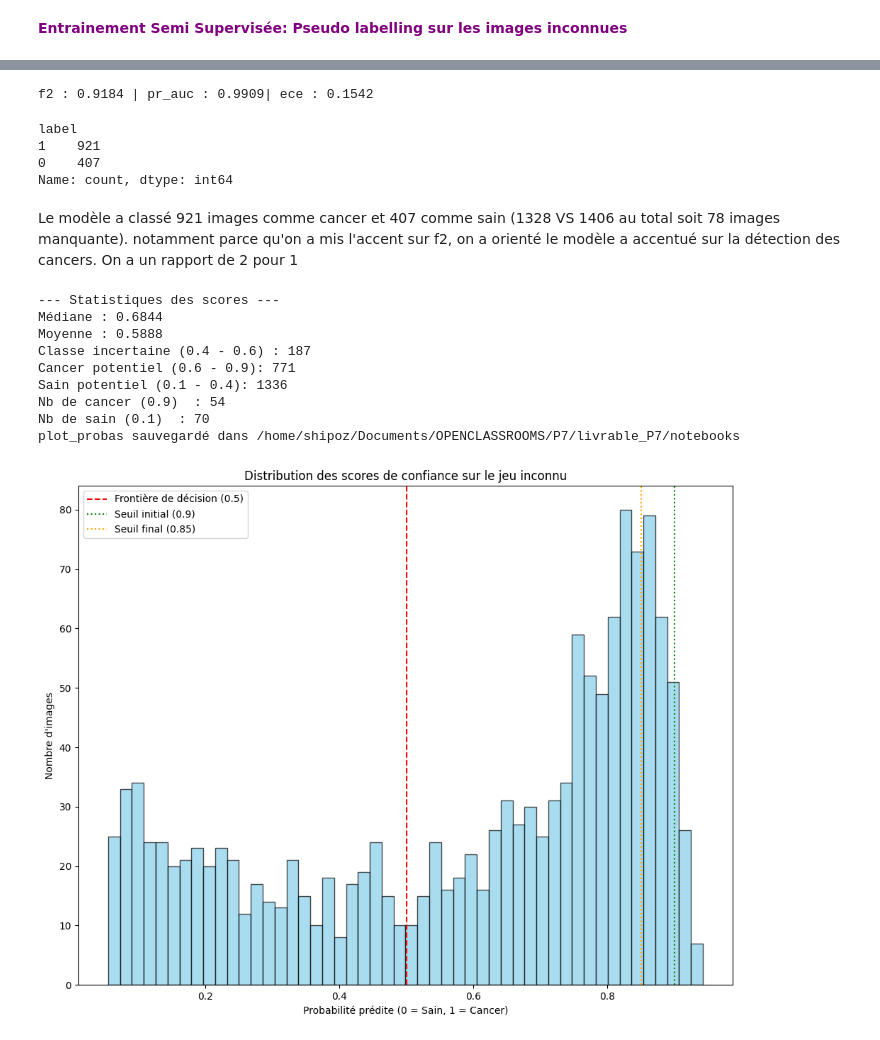
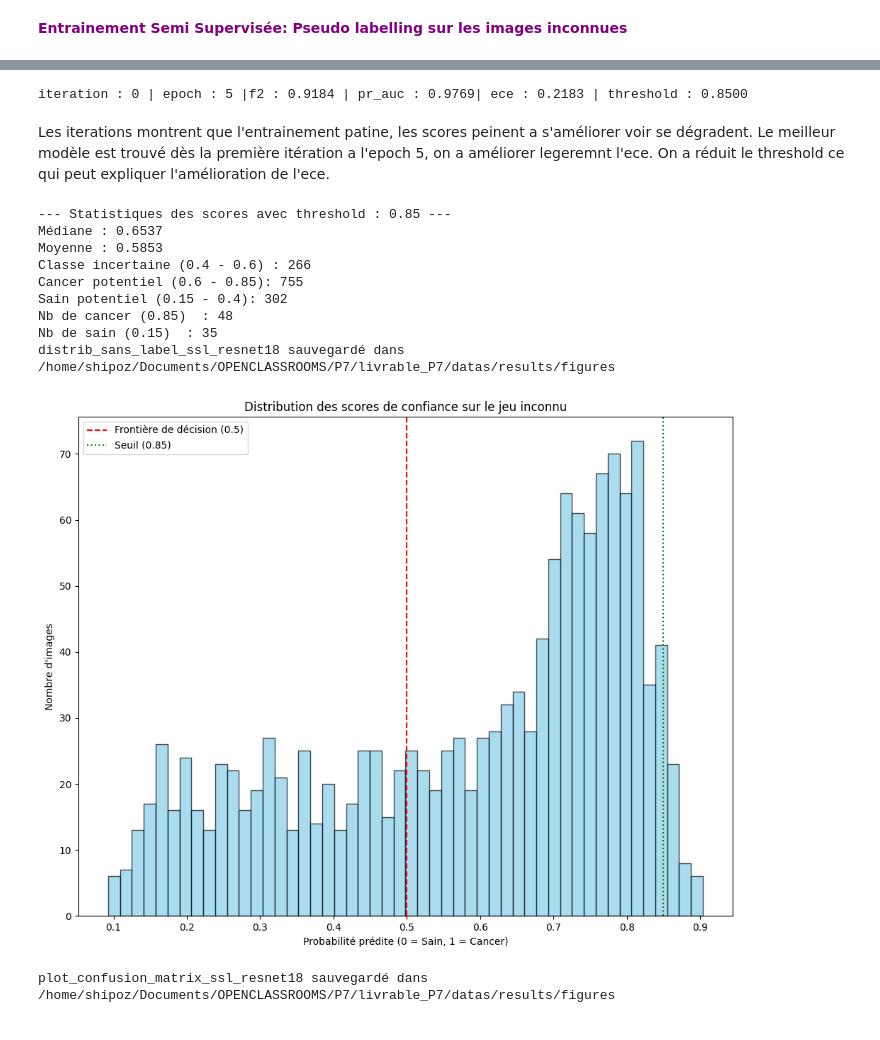
Before and after one commit to S-S-Zheng/Openclassrooms_P7, a Jupyter notebook: notebooks/P7_part3.ipynb, the cells around one changed output, grey strips where cells are left out. Cells and saved outputs as stored; diff of their text form; code cells hidden in the pictures.

```diff
--- a/notebooks/P7_part3.ipynb
+++ b/notebooks/P7_part3.ipynb
@@ -132,7 +133,7 @@ supervised_manager = SslManager(
 # %%
 supervised_config = project_config | {
     "num_classes":1,
-    "supervised_n_epoch":N_EPOCH*3,
+    "supervised_n_epoch":N_EPOCH,
     "supervised_learning_rate":1e-4,
 }
 # %%
@@ -339,7 +336,7 @@ max_stop = 5
 ssl_config = supervised_config | {
     "reset":reset,
     "max_pseudo_iter":max_pseudo_iteration,
-    "ssl_learning_rate":1e-4,
+    "ssl_learning_rate":1e-5,
     "init_threshold":0.95,
     "final_threshold":0.85,
     'ssl_n_epoch':N_EPOCH,
@@ -349,8 +346,8 @@ ssl_manager.save_config(ssl_config)
 
 # # décroissance du threshold, on assoupli le threshold a mesure des iterations
 decay = np.linspace(
-    ssl_config["init_threshold"],
-    ssl_config["final_threshold"],
+    ssl_config["init_threshold"]-0.1,
+    ssl_config["final_threshold"]-0.05,
     max_pseudo_iteration+1
 )
 # %%
@@ -491,6 +488,7 @@ while counter <= max_pseudo_iteration:
                 'threshold':decay[counter],
                 'n_pseudo':len(pseudo_X),
                 'train_loss':train_loss,
+                'confusion_matrix':temp_metrics['confusion_matrix'],
                 # new_model_classif.state_dict() == new_trainer.model.state_dict()
                 # donc on peut raccourcir ici car pointent au même objet en mémoire
                 'state_dict': new_model_classif.state_dict(),
@@ -608,47 +605,56 @@ Pour faire une vérification de l'état (après shutdown du kernel) il faut reme
 # %%
 # score de test
-test_results = trainer.eval_metrics(test_loader)
+test_results = torch.load(ssl_manager.ckpt_dir / "best_model.pth", weights_only=False)
 print(f"iteration : {test_results['iteration']} | epoch : {test_results['epoch']} |"
     f"f2 : {test_results['f2']:.4f} | pr_auc : {test_results['pr_auc']:.4f}"
     f"| ece : {test_results['ece']:.4f} | threshold : {test_results['threshold']:.4f}")
 # %% [output]
-f2 : 0.9184 | pr_auc : 0.9909| ece : 0.1542
+iteration : 0 | epoch : 5 |f2 : 0.9184 | pr_auc : 0.9769| ece : 0.2183 | threshold : 0.8500
+# %% [markdown]
+Les iterations montrent que l'entrainement patine, les scores peinent a s'améliorer voir se dégradent. Le meilleur modèle est trouvé dès la première itération a l'epoch 5, on a améliorer legeremnt l'ece. On a réduit le threshold ce qui peut expliquer l'amélioration de l'ece.
 # %%
-# coherence des pseudo labels
-df_pseudo = pd.read_parquet(SAVE_PATH/"ssl"/EXPERIMENT_NAME/"weak_labels.parquet")
-print(df_pseudo['label'].value_counts())
+# # coherence des pseudo labels
+# df_pseudo = pd.read_parquet(SAVE_PATH/"ssl"/EXPERIMENT_NAME/"weak_labels.parquet")
+# print(df_pseudo['label'].value_counts())
-# %% [output]
-label
-1    921
-0    407
-Name: count, dtype: int64
-# %% [markdown]
-Le modèle a classé 921 images comme cancer et 407 comme sain (1328 VS 1406 au total soit 78 images manquante). notamment parce qu'on a mis l'accent sur f2, on a orienté le modèle a accentué sur la détection des cancers. On a un rapport de 2 pour 1
 # %%
 # from notebooks.utils.analyze_ssl import analyze_confidence
 from notebooks.utils.plotting.make_model_plots import plot_confidence
+
+new_trainer.model.load_state_dict(test_results['state_dict']) # Assure-toi que c'est la bonne clé
+new_trainer.model.eval()
 
 all_unlabeled_probs = []
 with torch.no_grad():
     for imgs, _, _ in uloader:
         logits = new_trainer.model(imgs.to(DEVICE))
         all_unlabeled_probs.extend(torch.sigmoid(logits).cpu().numpy().flatten())
 
 all_unlabeled_probs = np.array(all_unlabeled_probs)
 
 plot_confidence(
     probas=all_unlabeled_probs,# results['raw_data']['probs'],
     threshold=test_results['threshold'],#type:ignore
-    stats=True
+    stats=True,
+    save_path=\
+        SAVE_PATH/"figures",
+        title_save=f"distrib_sans_label_ssl_{ssl_config['model']}"
 )
 # %% [output]
---- Statistiques des scores ---
-Médiane : 0.6844
-Moyenne : 0.5888
-Classe incertaine (0.4 - 0.6) : 187
-Cancer potentiel (0.6 - 0.9): 771
-Sain potentiel (0.1 - 0.4): 1336
-Nb de cancer (0.9)  : 54
-Nb de sain (0.1)  : 70
-plot_probas sauvegardé dans /home/shipoz/Documents/OPENCLASSROOMS/P7/livrable_P7/notebooks
+--- Statistiques des scores avec threshold : 0.85 ---
+Médiane : 0.6537
+Moyenne : 0.5853
+Classe incertaine (0.4 - 0.6) : 266
+Cancer potentiel (0.6 - 0.85): 755
+Sain potentiel (0.15 - 0.4): 302
+Nb de cancer (0.85)  : 48
+Nb de sain (0.15)  : 35
+distrib_sans_label_ssl_resnet18 sauvegardé dans /home/shipoz/Documents/OPENCLASSROOMS/P7/livrable_P7/datas/results/figures
-[figure, old version]
+[figure, new version]
+# %%
+matrix = plot_confusion_matrix(
+    test_results['confusion_matrix'],
+    save_path=SAVE_PATH/"figures",
+    title_save=f"plot_confusion_matrix_ssl_{ssl_config['model']}"
+)
+# %% [output]
+plot_confusion_matrix_ssl_resnet18 sauvegardé dans /home/shipoz/Documents/OPENCLASSROOMS/P7/livrable_P7/datas/results/figures
```
Also changed, not shown: parts of 9 cells of this notebook, 5 other files.
